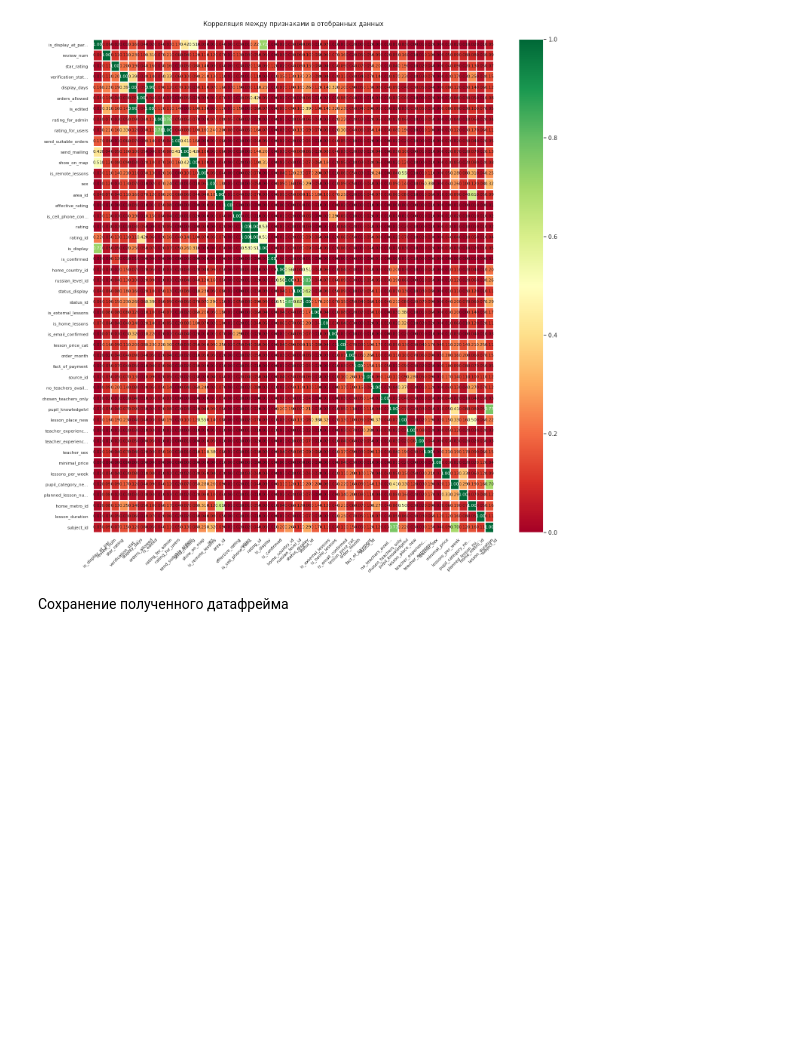
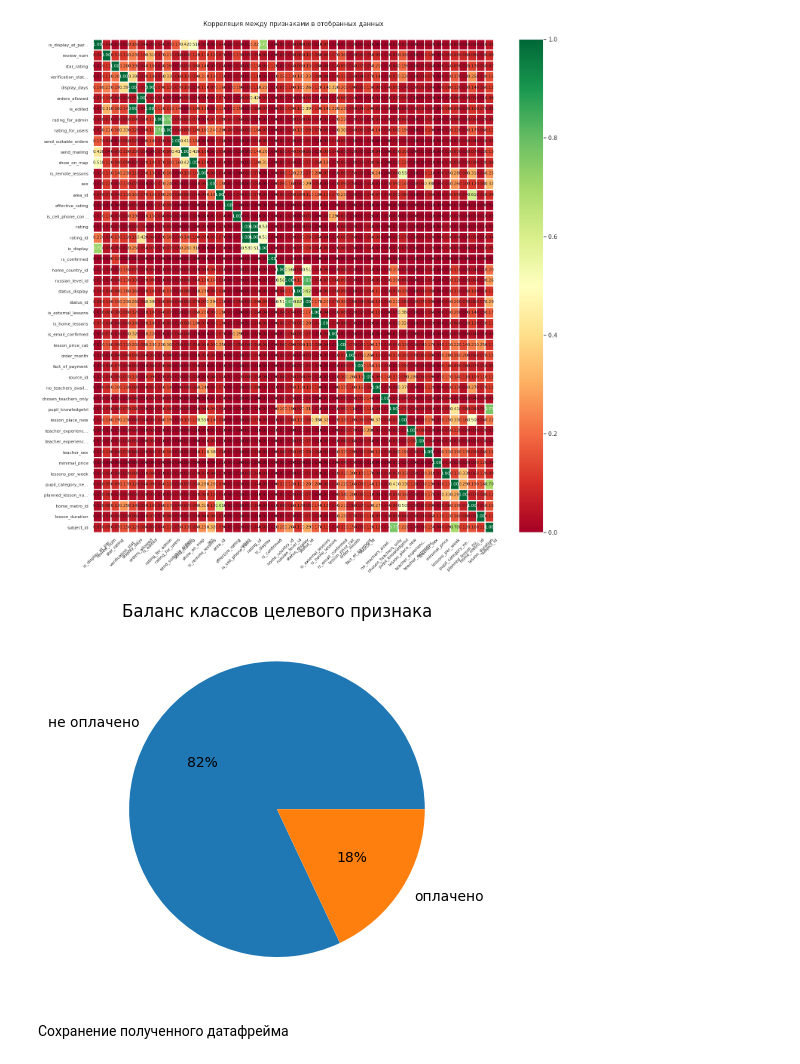
Before and after one commit to denis-42ds/classification_of_payment_requests, a Jupyter notebook: classification_of_payment_requests.ipynb, the cells around one changed output. Saved outputs shown, nothing was run; the diff lists cells and outputs as text; code cells hidden in the pictures; blank space fills up the shorter version.

```diff
--- a/classification_of_payment_requests.ipynb
+++ b/classification_of_payment_requests.ipynb
@@ -1576,6 +1574,16 @@ plt.tight_layout()  # ~15min
 # %% [output]
 interval columns not set, guessing: ['subject_id', 'lesson_duration', 'home_metro_id', 'planned_lesson_number', 'pupil_category_new_id', 'lessons_per_week', 'minimal_price', 'teacher_sex', 'teacher_ex ...
 [figure]
+# %%
+labels = 'не оплачено', 'оплачено'
+sizes = [df['fact_of_payment'].value_counts()[0],
+         df['fact_of_payment'].value_counts()[1]]
+fig1, ax1 = plt.subplots()
+ax1.pie(sizes, labels=labels, autopct='%1.0f%%')
+plt.title('Баланс классов целевого признака', size=12)
+plt.show()
+# %% [output]
+[figure, added]
 # %% [markdown]
 Сохранение полученного датафрейма
 # %%
```
Also changed, not shown: parts of 10 cells of this notebook.
